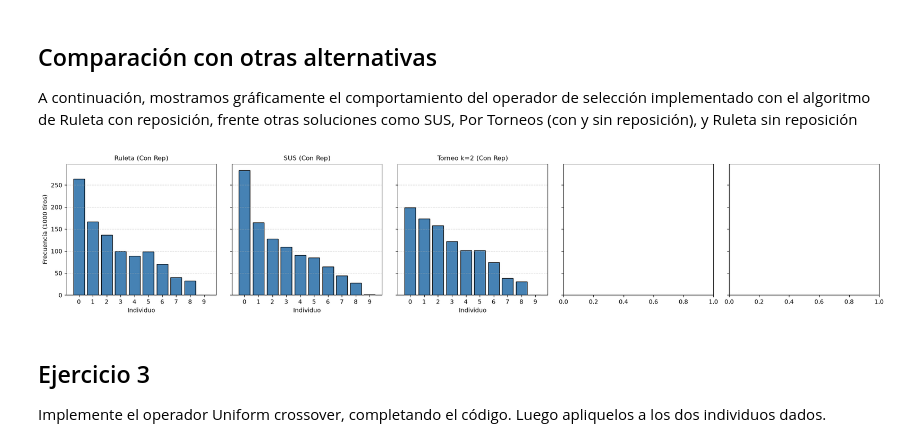
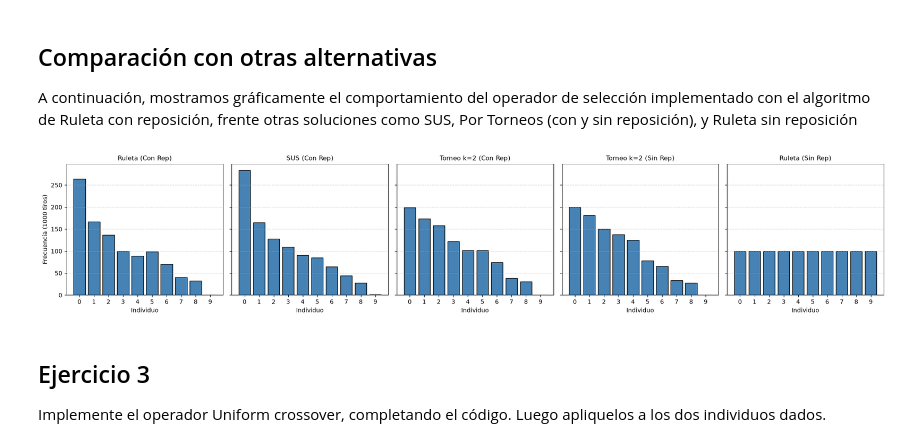
Before and after one commit to FranprzDev/HeuristcsAndML, a Jupyter notebook: TP3-Operadores-Geneticos/TP3_Operadores_Geneticos_Breslauer_Perez.ipynb, the cells around one changed output. Saved outputs shown, nothing was run; the diff lists cells and outputs as text; code cells hidden in the pictures.

Commit message:
TP3: agregar operador de selección por Ruleta con Pesos sin reposición

```diff
--- a/TP3-Operadores-Geneticos/TP3_Operadores_Geneticos_Breslauer_Perez.ipynb
+++ b/TP3-Operadores-Geneticos/TP3_Operadores_Geneticos_Breslauer_Perez.ipynb
@@ -164,3 +168,41 @@ def sel_torneo_sin_rep(F, cant_selectos, tam_torneo=2):
+# %%
+import random
+
+def sel_ruleta_sin_rep(F, cant_selectos, eps=0.2):
+    """ Operador de selección por Ruleta con Pesos - Sin Reposición.
+    Cada individuo seleccionado se retira de la ruleta actual y se recalculan las probabilidades.
+    """
+    min_f = min(F)
+    f_norm_base = [fi - min_f + eps for fi in F]
+    n = len(F)
+
+    S = []
+    pesos_actuales = []
+
+    for _ in range(cant_selectos):
+        # Si ya extrajimos a todos los individuos de la ronda actual (o es el primer tiro),
+        # restauramos los pesos normalizados para iniciar una nueva ronda sin reemplazo.
+        if sum(pesos_actuales) == 0:
+            pesos_actuales = f_norm_base.copy()
+
+        total = sum(pesos_actuales)
+        probs = [w / total for w in pesos_actuales]
+
+        # Calcular acumuladas de los individuos que aún siguen disponibles
+        cum_probs = []
+        suma = 0.0
+        for p in probs:
+            suma += p
+            cum_probs.append(suma)
+
+        # Sorteamos 1 individuo con las probabilidades actuales
+        elegido = random.choices(range(n), cum_weights=cum_probs, k=1)[0]
+        S.append(elegido)
+
+        # Lo sacamos de la ruleta poniendo su peso en 0.0 (Sin Reposición)
+        pesos_actuales[elegido] = 0.0
+
+    return S
 # %% [markdown]
 ## Ejercicio 2
 Genere un histograma que muestre la probabilidad de ser seleccionado de cada individuo (basado en su fitness), y un histograma con la cantidad de veces que cada individuo es efectivamente seleccionado. Utilice una población con 10 individuos y el operador de seleccion implementado en el punto anterior sobre la función de evaluación f(x,y) = -sum(x^2 + y^2). ¿Qué diferencia hay al seleccionar 10, 100 y 1000 tiros con el operador dado?
@@ -316,35 +358,36 @@ pop = generar_poblacion(bounds, cant_soluciones)
 #evaluar cada individuo
 F = [fitness(s) for s in pop]
 
 # Suponiendo que ya tenés calculado tu vector F de 10 individuos del Ejercicio 2:
 # Ordenamos F y P juntos de mayor a menor fitness para que el gráfico quede limpio como en tu TP:
 F_ordenado = sorted(F, reverse=True)
 eps = 0.2
 cant_tiros = 1000 # Probá cambiar a 10, 100 y 1000
 
 operadores = {
     "Ruleta (Con Rep)": lambda: sel_ruleta(F_ordenado.copy(), cant_tiros, eps),
     "SUS (Con Rep)": lambda: sel_sus(F_ordenado, cant_tiros, eps),
     "Torneo k=2 (Con Rep)": lambda: sel_torneo_con_rep(F_ordenado, cant_tiros, tam_torneo=2),
-    "Torneo k=2 (Sin Rep)": lambda: sel_torneo_sin_rep(F_ordenado, cant_tiros, tam_torneo=2)
+    "Torneo k=2 (Sin Rep)": lambda: sel_torneo_sin_rep(F_ordenado, cant_tiros, tam_torneo=2),
+    "Ruleta (Sin Rep)": lambda: sel_ruleta_sin_rep(F_ordenado, cant_tiros, eps)
 }
 
 fig, axes = plt.subplots(1, 5, figsize=(20, 4), sharey=True)
 bins = [i - 0.5 for i in range(len(F_ordenado) + 1)]
 
 for ax, (nombre, func_sel) in zip(axes, operadores.items()):
     seleccionados = func_sel()
     ax.hist(seleccionados, bins=bins, rwidth=0.8, color='steelblue', edgecolor='black')
     ax.set_title(nombre, fontsize=11)
     ax.set_xticks(range(len(F_ordenado)))
     ax.set_xlabel("Individuo")
     ax.grid(axis='y', linestyle='--', alpha=0.5)
 
 axes[0].set_ylabel(f"Frecuencia ({cant_tiros} tiros)")
 plt.tight_layout()
 plt.show()
 # %% [output]
-[figure, old version]
+[figure, new version]
 # %% [markdown]
 ## Ejercicio 3
 Implemente el operador Uniform crossover, completando el código. Luego apliquelos a los dos individuos dados.
```
Also changed, not shown: parts of 3 cells of this notebook.
